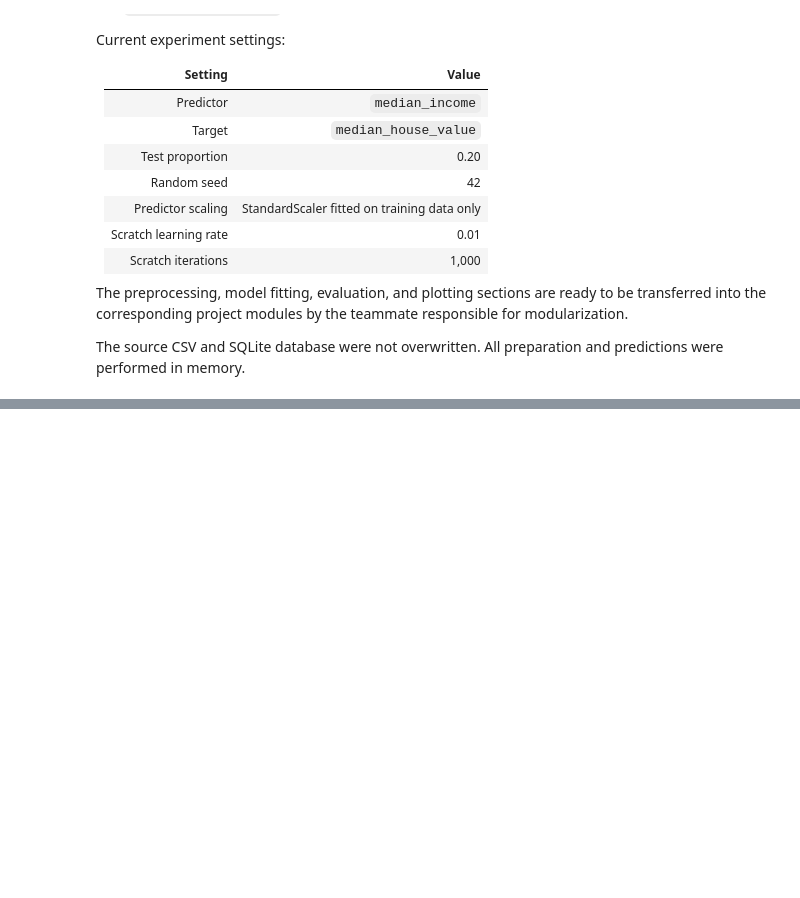
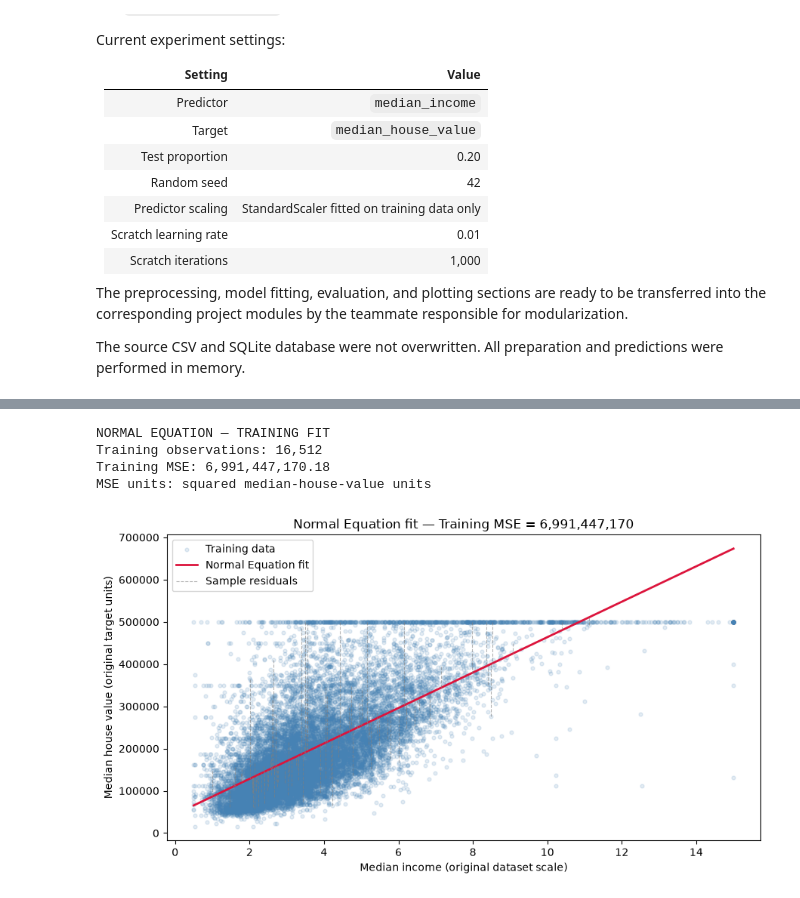
Before and after one commit to kinghighshow/LinearRegressionArchitecture_Group1, a Jupyter notebook: notebooks/linear_regression.ipynb, the cells around one changed output, grey strips where cells are left out. Drawn from its saved outputs; the diff is of its cells as text; code cells hidden in the pictures; blank space fills up the shorter version.

Commit message:
Added charts

```diff
--- a/notebooks/linear_regression.ipynb
+++ b/notebooks/linear_regression.ipynb
@@ -876,0 +1103,78 @@ All preparation and predictions were performed in memory.
+# %%
+# Predict training values using the Normal Equation parameters.
+workshop_pred_ne = w_hat * workshop_x + b_hat
+
+# Residual = observed value minus predicted value.
+workshop_residuals = workshop_y - workshop_pred_ne
+
+# Calculate MSE using ALL training observations.
+workshop_mse_ne = mean_squared_error(
+    workshop_y,
+    workshop_pred_ne,
+)
+
+print("NORMAL EQUATION — TRAINING FIT")
+print(f"Training observations: {workshop_n:,}")
+print(f"Training MSE: {workshop_mse_ne:,.2f}")
+print("MSE units: squared median-house-value units")
+
+# Use original income values for the horizontal axis.
+# Their order matches workshop_y because both come from the same split.
+workshop_income = X_train[FEATURE].to_numpy(dtype=float)
+workshop_sorted_income = np.sort(workshop_income)
+
+plt.figure(figsize=(9, 5))
+
+# Show all training observations.
+plt.scatter(
+    workshop_income,
+    workshop_y,
+    s=12,
+    alpha=0.15,
+    color="steelblue",
+    label="Training data",
+)
+
+# Draw the fitted line using coefficients on the original income scale.
+plt.plot(
+    workshop_sorted_income,
+    w_hat_original * workshop_sorted_income + b_hat_original,
+    color="crimson",
+    linewidth=2,
+    label="Normal Equation fit",
+)
+
+# Select a reproducible sample ONLY for drawing residual segments.
+residual_indices = np.random.default_rng(RANDOM_STATE).choice(
+    workshop_n,
+    size=min(100, workshop_n),
+    replace=False,
+)
+
+# Follow the professor's approach: one vertical segment per residual.
+for position, i in enumerate(residual_indices):
+    plt.plot(
+        [workshop_income[i], workshop_income[i]],
+        [workshop_y[i], workshop_pred_ne[i]],
+        linestyle="--",
+        linewidth=0.8,
+        color="gray",
+        alpha=0.6,
+        label="Sample residuals" if position == 0 else None,
+    )
+
+plt.xlabel("Median income (original dataset scale)")
+plt.ylabel("Median house value (original target units)")
+plt.title(
+    f"Normal Equation fit — Training MSE = {workshop_mse_ne:,.0f}"
+)
+plt.ticklabel_format(axis="y", style="plain", useOffset=False)
+plt.legend()
+plt.tight_layout()
+plt.show()
+# %% [output]
+NORMAL EQUATION — TRAINING FIT
+Training observations: 16,512
+Training MSE: 6,991,447,170.18
+MSE units: squared median-house-value units
+[figure, added]
```
Also changed, not shown: parts of 12 cells of this notebook.
